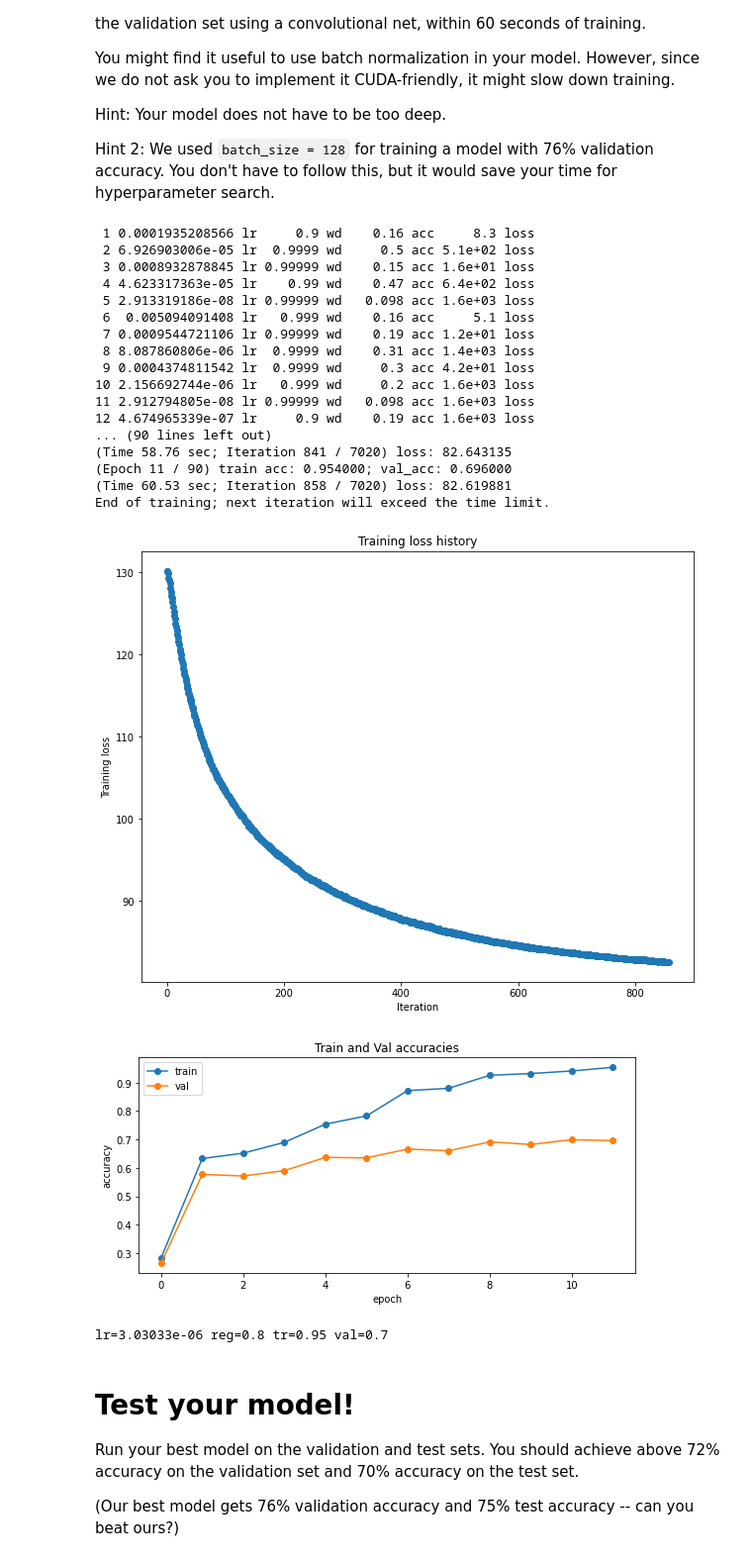
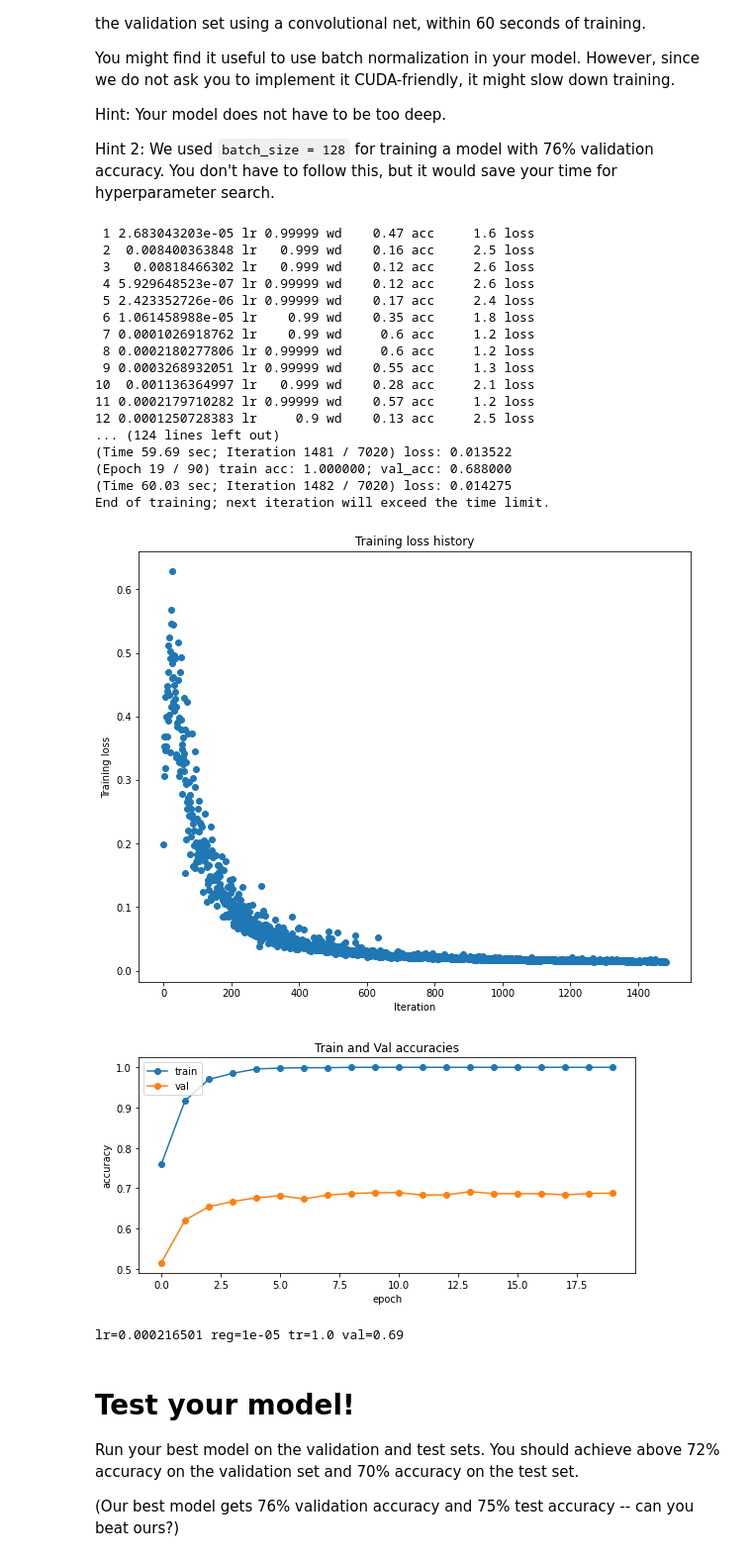
Before and after one commit to artkpv/dl_4_cv_umich, a Jupyter notebook: assignment3/convolutional_networks.ipynb, the cells around one changed output. Shown at 99% size. Drawn from its saved outputs; the diff is of its cells as text; code cells hidden in the pictures.

```diff
--- a/assignment3/convolutional_networks.ipynb
+++ b/assignment3/convolutional_networks.ipynb
@@ -1854,7 +1854,7 @@ lrs = torch.distributions.log_normal.LogNormal(loc=-8.0, scale=3.00).sample((sam
 #wds = 1.0-torch.tensor([0.0, 1.4e-4, 1e-4, 0.95e-4, 1.234e-5, 1e-5, 0.975e-5])
 wds = 1.0-torch.tensor([1e-1, 1e-2, 1e-3, 1e-4, 1e-5])
 #regs = torch.distributions.log_normal.LogNormal(loc=-0.5, scale=1.00).sample((samples,))
-reg=0.8
+reg=1e-5
 
 best_acc = 0.0
 models = []
@@ -1869,9 +1869,13 @@ for lr_i, wd_i, reg_i in torch.randint(0, samples, (samples, 3)):
       num_classes=10,
       batchnorm = True, #Conv_BatchNorm_ReLU_Pool is not None and  Conv_BatchNorm_ReLU_Pool.forward is not None,
 
-      num_filters=[64, 192, 384, 384],
-      max_pools=[0, 1, 3],
+      num_filters=[32, 32, 64, 64, 128, 128],
+      max_pools=[1, 3, 5],
+
+      #num_filters=[64, 192, 384, 384],
+      #max_pools=[0, 1, 3],
       # lr=8.05639e-05 reg=0.8 tr=0.62 val=0.57
+      # lr=3.03033e-06 reg=0.8 tr=0.95 val=0.7
 
       #num_filters=[16]*2 + [28]*4 + [32]*4 ,
       #max_pools=[0, 1, 4],
@@ -1954,52 +1958,52 @@ solver = Solver(
     lr_decay=wwd,
     print_every=20,
     device='cuda'
 )
 
 ################################################################################
 #                              END OF YOUR CODE                                #
 ################################################################################
 solver.train(time_limit=60)
 
 torch.backends.cudnn.benchmark = False
 
 plt.plot(solver.loss_history, 'o')
 plt.title('Training loss history')
 plt.xlabel('Iteration')
 plt.ylabel('Training loss')
 plt.show()
 
 plt.title('Train and Val accuracies')
 plt.plot(solver.train_acc_history, '-o')
 plt.plot(solver.val_acc_history, '-o')
 plt.legend(['train', 'val'], loc='upper left')
 plt.xlabel('epoch')
 plt.ylabel('accuracy')
 plt.gcf().set_size_inches(9, 4)
 plt.show()
 
 print(f"lr={solver.optim_config['learning_rate']:.6} reg={model.reg:.6} tr={max(solver.train_acc_history):.2} val={max(solver.val_acc_history):.2}")
 # %% [output]
- 1 0.0001935208566 lr     0.9 wd    0.16 acc     8.3 loss
- 2 6.926903006e-05 lr  0.9999 wd     0.5 acc 5.1e+02 loss
- 3 0.0008932878845 lr 0.99999 wd    0.15 acc 1.6e+01 loss
- 4 4.623317363e-05 lr    0.99 wd    0.47 acc 6.4e+02 loss
- 5 2.913319186e-08 lr 0.99999 wd   0.098 acc 1.6e+03 loss
- 6  0.005094091408 lr   0.999 wd    0.16 acc     5.1 loss
- 7 0.0009544721106 lr 0.99999 wd    0.19 acc 1.2e+01 loss
- 8 8.087860806e-06 lr  0.9999 wd    0.31 acc 1.4e+03 loss
- 9 0.0004374811542 lr  0.9999 wd     0.3 acc 4.2e+01 loss
-10 2.156692744e-06 lr   0.999 wd     0.2 acc 1.6e+03 loss
-11 2.912794805e-08 lr 0.99999 wd   0.098 acc 1.6e+03 loss
-12 4.674965339e-07 lr     0.9 wd    0.19 acc 1.6e+03 loss
-... (90 lines left out)
-(Time 58.76 sec; Iteration 841 / 7020) loss: 82.643135
-(Epoch 11 / 90) train acc: 0.954000; val_acc: 0.696000
-(Time 60.53 sec; Iteration 858 / 7020) loss: 82.619881
+ 1 2.683043203e-05 lr 0.99999 wd    0.47 acc     1.6 loss
+ 2  0.008400363848 lr   0.999 wd    0.16 acc     2.5 loss
+ 3   0.00818466302 lr   0.999 wd    0.12 acc     2.6 loss
+ 4 5.929648523e-07 lr 0.99999 wd    0.12 acc     2.6 loss
+ 5 2.423352726e-06 lr 0.99999 wd    0.17 acc     2.4 loss
+ 6 1.061458988e-05 lr    0.99 wd    0.35 acc     1.8 loss
+ 7 0.0001026918762 lr    0.99 wd     0.6 acc     1.2 loss
+ 8 0.0002180277806 lr 0.99999 wd     0.6 acc     1.2 loss
+ 9 0.0003268932051 lr 0.99999 wd    0.55 acc     1.3 loss
+10  0.001136364997 lr   0.999 wd    0.28 acc     2.1 loss
+11 0.0002179710282 lr 0.99999 wd    0.57 acc     1.2 loss
+12 0.0001250728383 lr     0.9 wd    0.13 acc     2.5 loss
+... (124 lines left out)
+(Time 59.69 sec; Iteration 1481 / 7020) loss: 0.013522
+(Epoch 19 / 90) train acc: 1.000000; val_acc: 0.688000
+(Time 60.03 sec; Iteration 1482 / 7020) loss: 0.014275
 End of training; next iteration will exceed the time limit.
-[figure, old version]
+[figure, new version]
-[figure, old version]
+[figure, new version]
-lr=3.03033e-06 reg=0.8 tr=0.95 val=0.7
+lr=0.000216501 reg=1e-05 tr=1.0 val=0.69
 # %% [markdown]
 # Test your model!
 Run your best model on the validation and test sets. You should achieve above 72% accuracy on the validation set and 70% accuracy on the test set.
```
